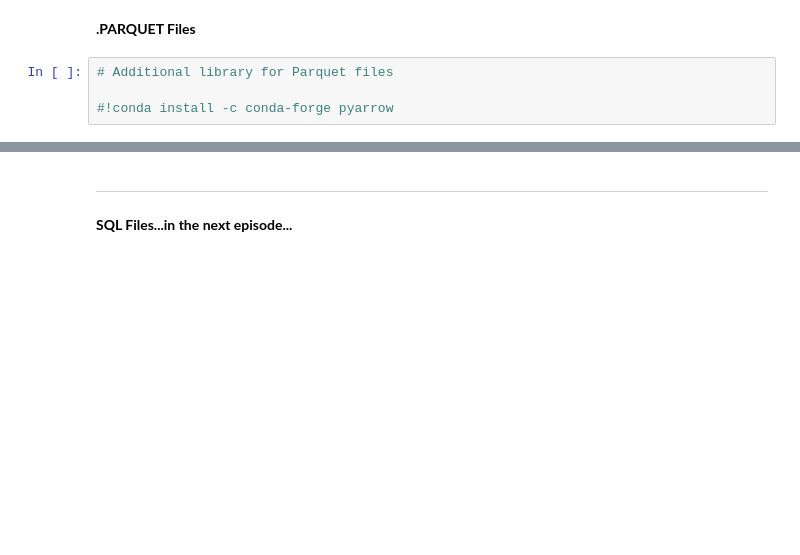
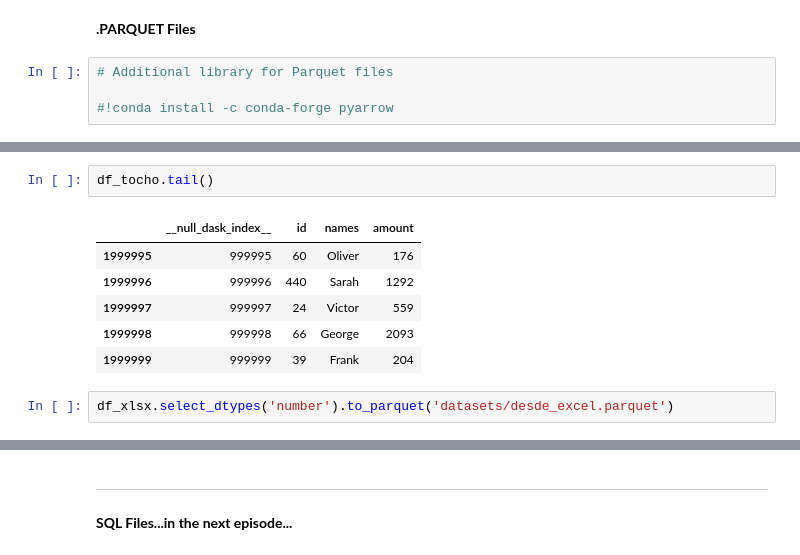
Before and after one commit to dataptmad0124/lessons, a Jupyter notebook: m1/20240131_etl_pandas_import_export.ipynb, the cells around one changed output, grey strips where cells are left out. Drawn from its saved outputs; the diff is of its cells as text; blank space fills up the shorter version.

```diff
--- a/m1/20240131_etl_pandas_import_export.ipynb
+++ b/m1/20240131_etl_pandas_import_export.ipynb
@@ -37,0 +329,11 @@ __.PARQUET Files__
+# %%
+df_tocho.tail()
+# %% [output]
+|  | __null_dask_index__ | id | names | amount |
+| 1999995 | 999995 | 60 | Oliver | 176 |
+| 1999996 | 999996 | 440 | Sarah | 1292 |
+| 1999997 | 999997 | 24 | Victor | 559 |
+| 1999998 | 999998 | 66 | George | 2093 |
+| 1999999 | 999999 | 39 | Frank | 204 |
+# %%
+df_xlsx.select_dtypes('number').to_parquet('datasets/desde_excel.parquet')
```
Also changed, not shown: parts of 37 cells of this notebook, 4 other files.
